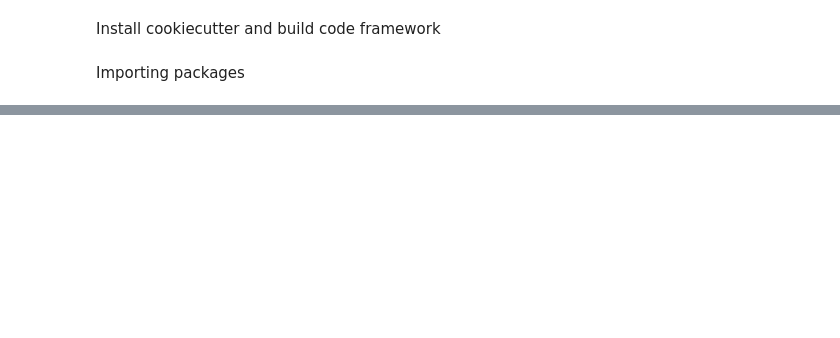
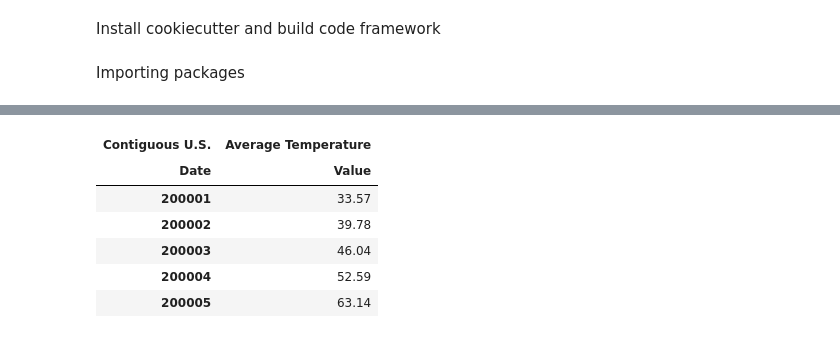
Before and after one commit to m677s345/EECS731_MS_Project1, a Jupyter notebook: EECS731_project1_pandas.ipynb, the cells around one changed output, grey strips where cells are left out. Saved outputs shown, nothing was run; the diff lists cells and outputs as text; code cells hidden in the pictures; blank space fills up the shorter version.

```diff
--- a/EECS731_project1_pandas.ipynb
+++ b/EECS731_project1_pandas.ipynb
@@ -30,0 +42,10 @@ LPdf.head(10)
+# %%
+Tdf.head()
+# %% [output]
+| Contiguous U.S. | Average Temperature |
+| Date | Value |
+| 200001 | 33.57 |
+| 200002 | 39.78 |
+| 200003 | 46.04 |
+| 200004 | 52.59 |
+| 200005 | 63.14 |
```
Also changed, not shown: parts of 3 cells of this notebook.
